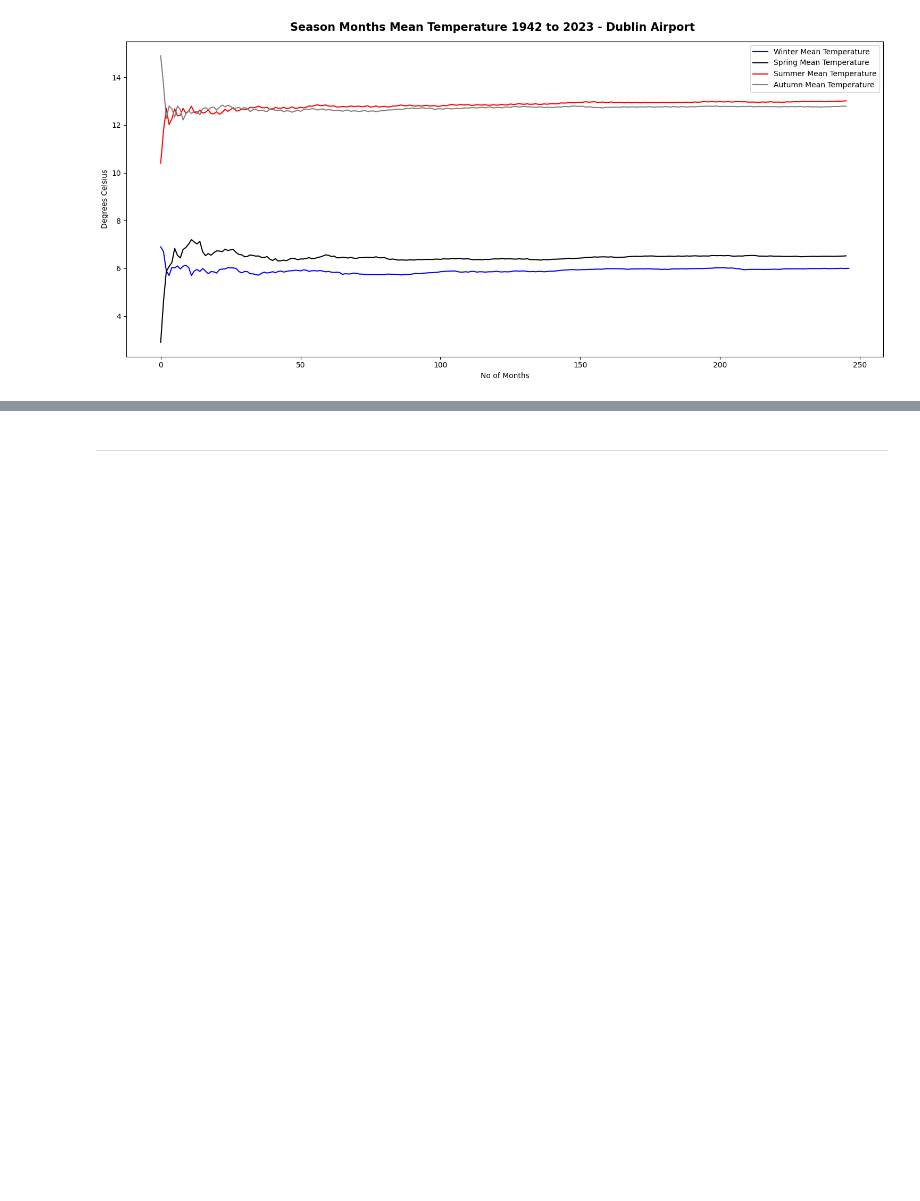
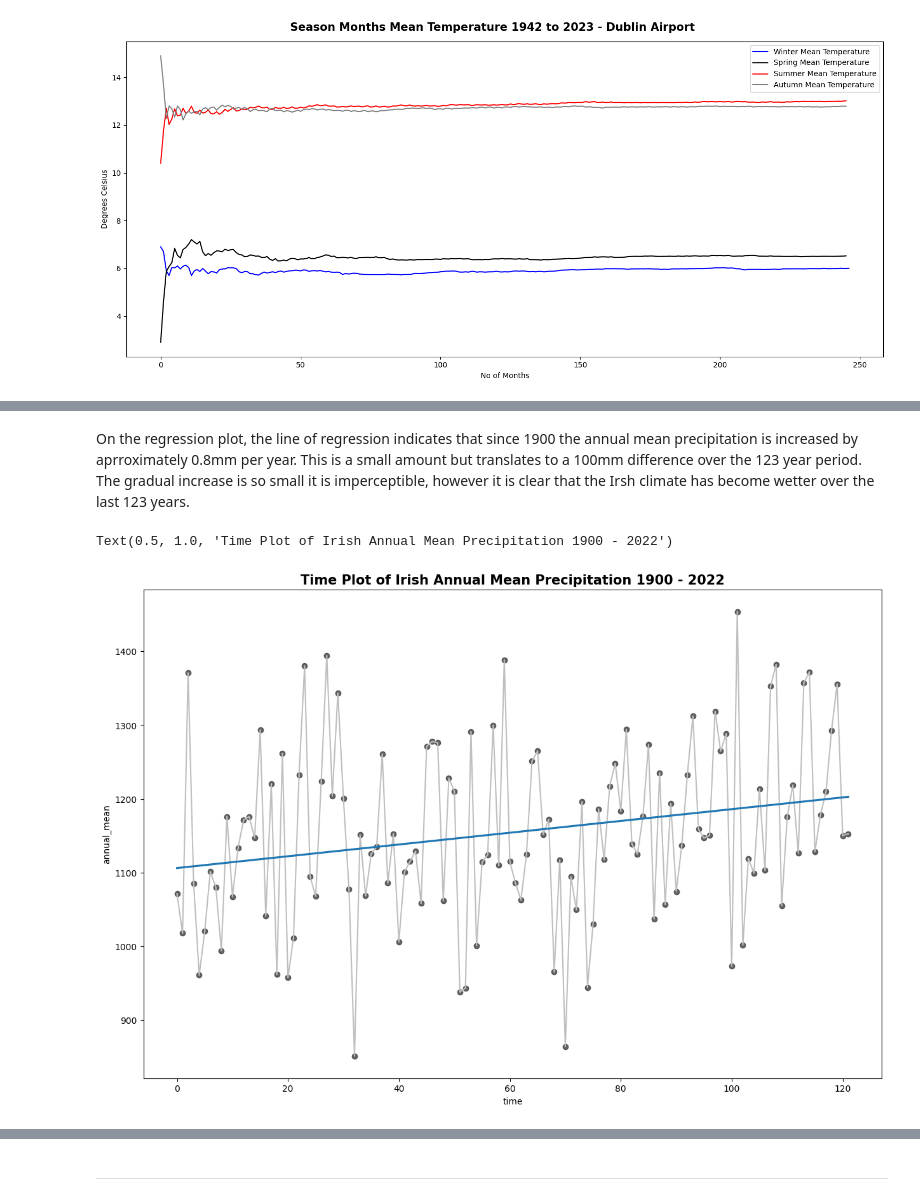
Before and after one commit to humphs078/Owner-avatar-programming_for_data_analysis_assignment_2, a Jupyter notebook: submission.ipynb, the cells around one changed output, grey strips where cells are left out. Drawn from its saved outputs; the diff is of its cells as text; code cells hidden in the pictures; blank space fills up the shorter version.

```diff
--- a/submission.ipynb
+++ b/submission.ipynb
@@ -1384,0 +1548,13 @@ plt.tight_layout()
+# %%
+irish_precip_data['time'] =  np.arange(len(irish_precip_data.index))
+# %% [markdown]
+On the regression plot, the line of regression indicates that since 1900 the annual mean precipitation is increased by aprroximately 0.8mm per year. This is a small amount but translates to a 100mm difference over the 123 year period. The gradual increase is so small it is imperceptible, however it is clear that the Irsh climate has become wetter over the last 123 years.
+# %%
+fig, ax = plt.subplots(figsize=(15,10))
+
+ax.plot('time', 'annual_mean', data=irish_precip_data, color='0.75')
+ax = sns.regplot(x='time', y='annual_mean', data=irish_precip_data, ci=None, scatter_kws=dict(color='0.25'))
+ax.set_title('Time Plot of Irish Annual Mean Precipitation 1900 - 2022', weight = 'bold', size = 15)
+# %% [output]
+Text(0.5, 1.0, 'Time Plot of Irish Annual Mean Precipitation 1900 - 2022')
+[figure, added]
```
Also changed, not shown: parts of 42 cells of this notebook, 1 other file.
